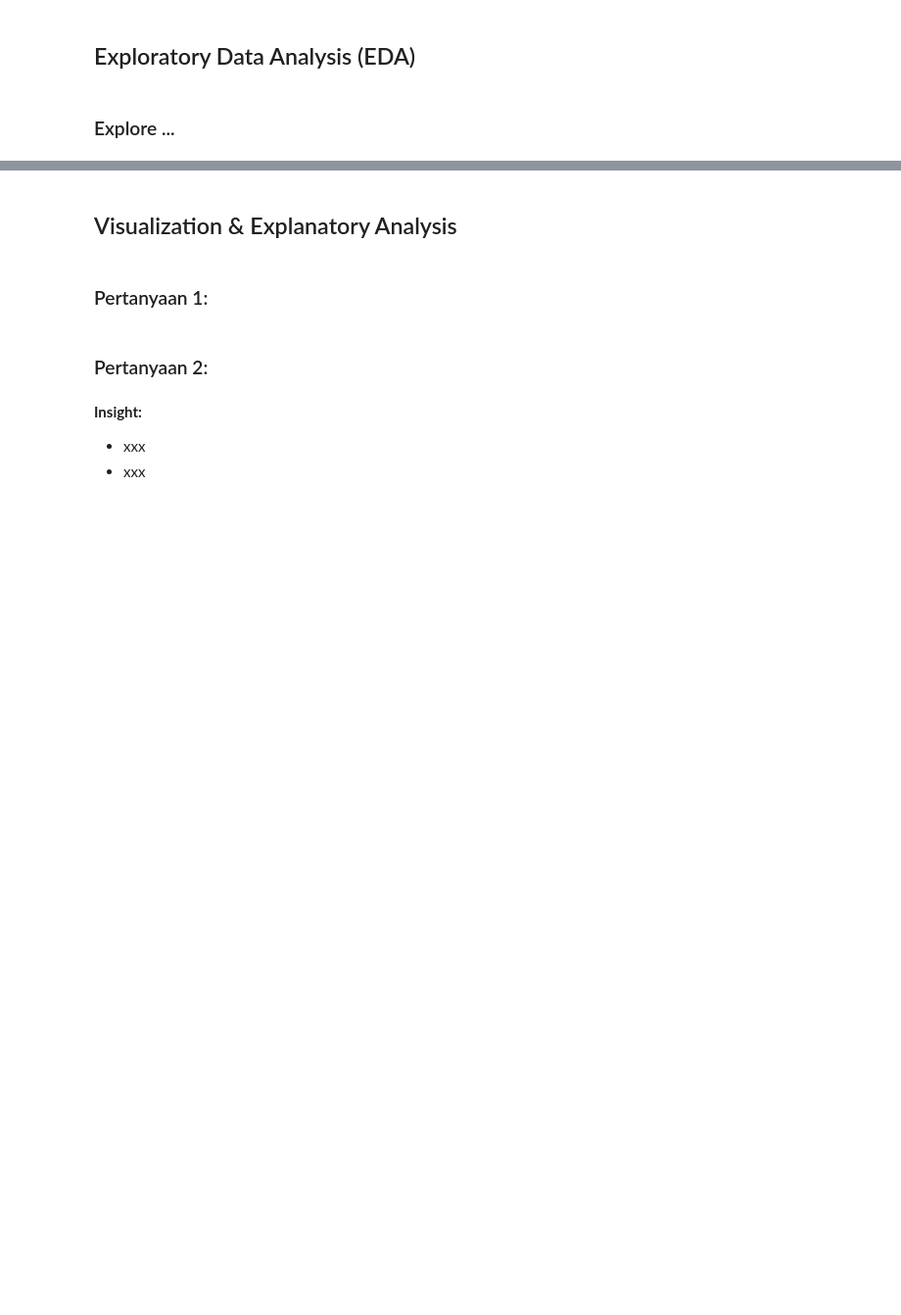
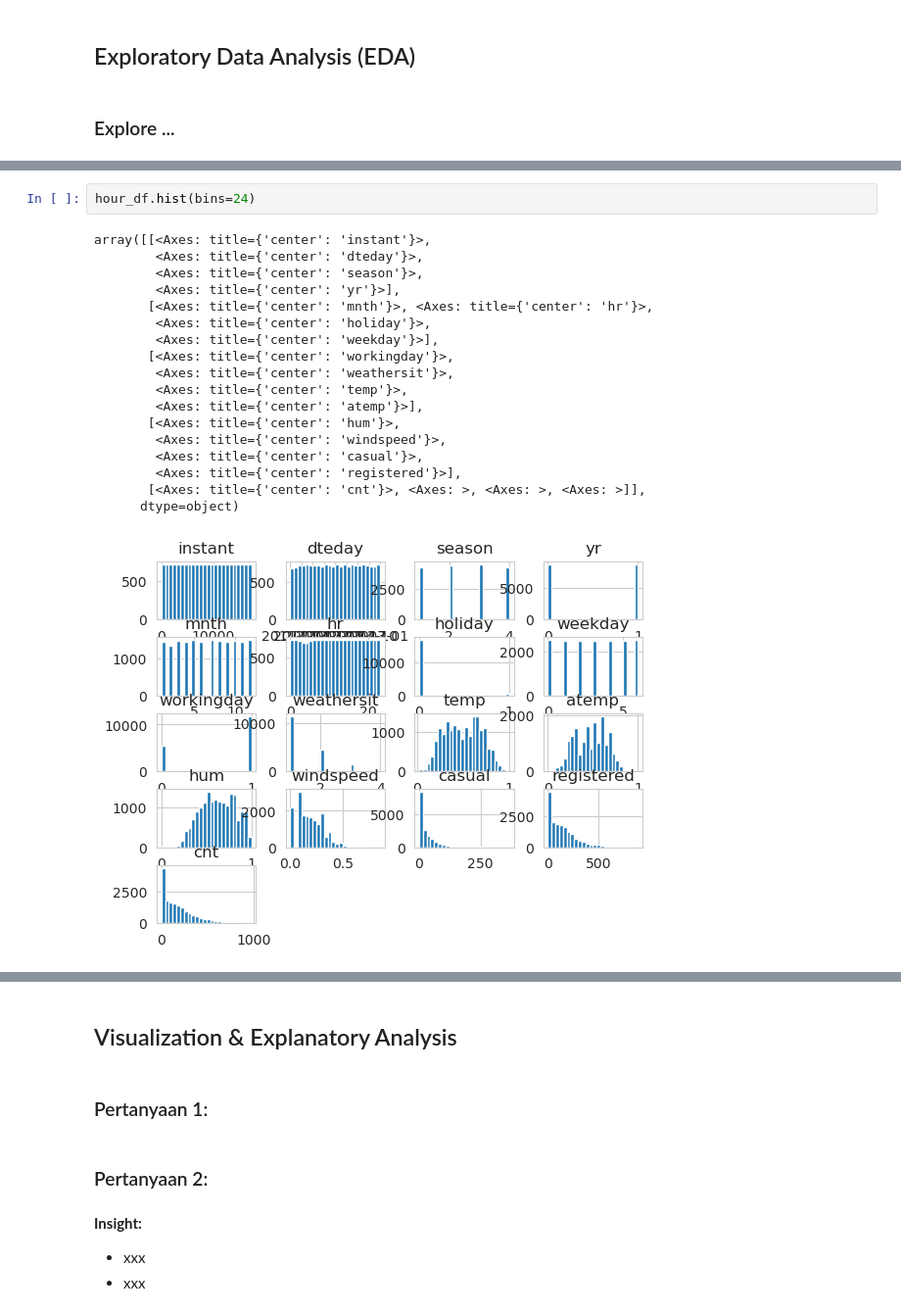
Before and after one commit to Refanz/analyst-data-bike-sharing, a Jupyter notebook: notebook.ipynb, the cells around one changed output, grey strips where cells are left out. Shown at 98% size. Saved outputs shown, nothing was run; the diff lists cells and outputs as text; blank space fills up the shorter version.

```diff
--- a/notebook.ipynb
+++ b/notebook.ipynb
@@ -261,0 +303,21 @@ memory usage: 2.3 MB
+# %%
+hour_df.hist(bins=24)
+# %% [output]
+array([[<Axes: title={'center': 'instant'}>,
+        <Axes: title={'center': 'dteday'}>,
+        <Axes: title={'center': 'season'}>,
+        <Axes: title={'center': 'yr'}>],
+       [<Axes: title={'center': 'mnth'}>, <Axes: title={'center': 'hr'}>,
+        <Axes: title={'center': 'holiday'}>,
+        <Axes: title={'center': 'weekday'}>],
+       [<Axes: title={'center': 'workingday'}>,
+        <Axes: title={'center': 'weathersit'}>,
+        <Axes: title={'center': 'temp'}>,
+        <Axes: title={'center': 'atemp'}>],
+       [<Axes: title={'center': 'hum'}>,
+        <Axes: title={'center': 'windspeed'}>,
+        <Axes: title={'center': 'casual'}>,
+        <Axes: title={'center': 'registered'}>],
+       [<Axes: title={'center': 'cnt'}>, <Axes: >, <Axes: >, <Axes: >]],
+      dtype=object)
+[figure, added]
```
Also changed, not shown: parts of 34 cells of this notebook.
